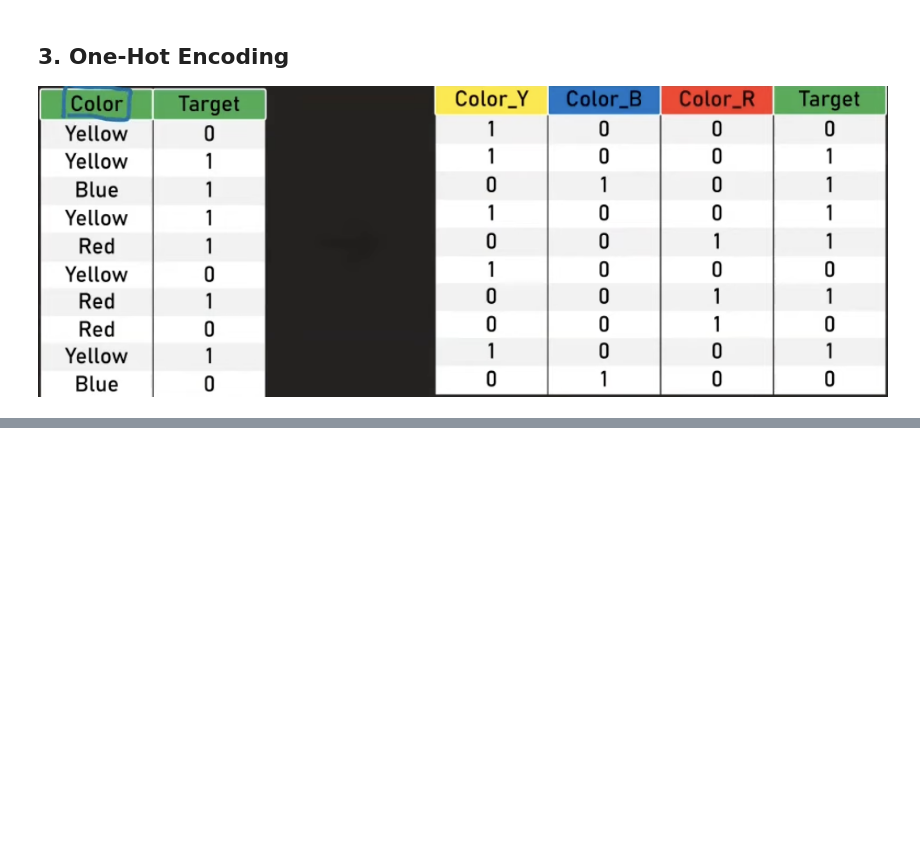
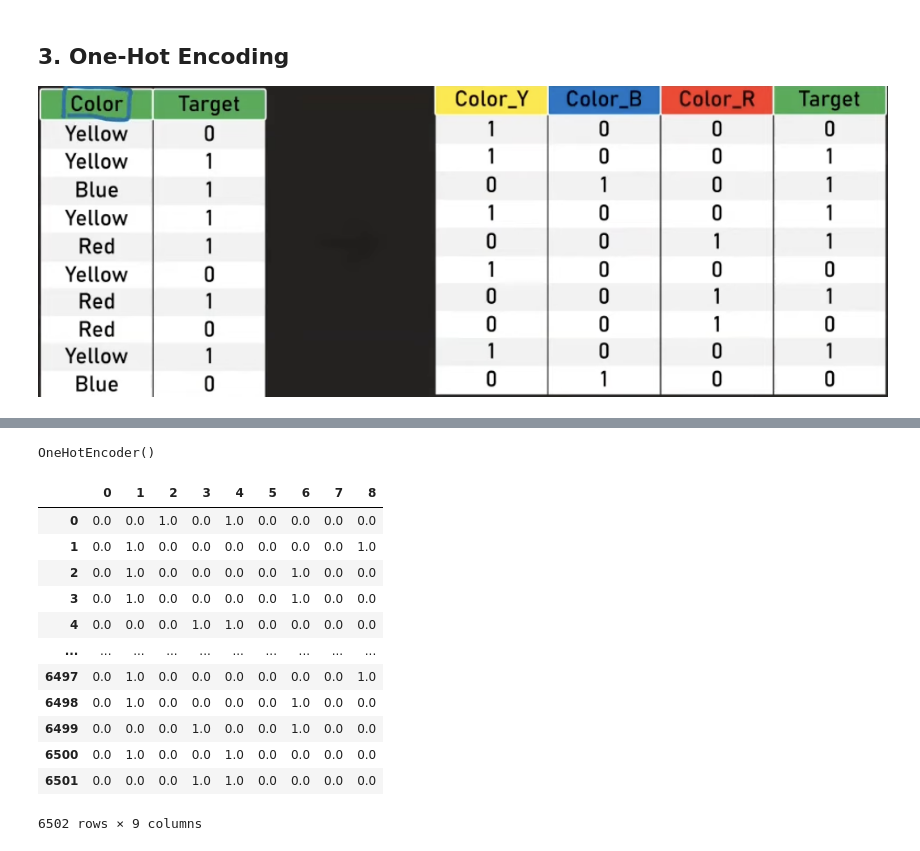
Before and after one commit to MitVinay/Machine-Learning, a Jupyter notebook: Feature-Engineering/Feature-transformation/Encoding-Categorical-Data/Encoding_Categorical_data.ipynb, the cells around one changed output, grey strips where cells are left out. Saved outputs shown, nothing was run; the diff lists cells and outputs as text; code cells hidden in the pictures; blank space fills up the shorter version.

```diff
--- a/Feature-Engineering/Feature-transformation/Encoding-Categorical-Data/Encoding_Categorical_data.ipynb
+++ b/Feature-Engineering/Feature-transformation/Encoding-Categorical-Data/Encoding_Categorical_data.ipynb
@@ -238,0 +271,4 @@ df2.shape
+# %%
+ohe.fit(X_train[['fuel', 'owner']])
+# %% [output]
+OneHotEncoder()
@@ -238,0 +279,16 @@ df2.shape
+# %%
+pd.DataFrame(X_train_new)
+# %% [output]
+|  | 0 | 1 | 2 | 3 | 4 | 5 | 6 | 7 | 8 |
+| 0 | 0.0 | 0.0 | 1.0 | 0.0 | 1.0 | 0.0 | 0.0 | 0.0 | 0.0 |
+| 1 | 0.0 | 1.0 | 0.0 | 0.0 | 0.0 | 0.0 | 0.0 | 0.0 | 1.0 |
+| 2 | 0.0 | 1.0 | 0.0 | 0.0 | 0.0 | 0.0 | 1.0 | 0.0 | 0.0 |
+| 3 | 0.0 | 1.0 | 0.0 | 0.0 | 0.0 | 0.0 | 1.0 | 0.0 | 0.0 |
+| 4 | 0.0 | 0.0 | 0.0 | 1.0 | 1.0 | 0.0 | 0.0 | 0.0 | 0.0 |
+| ... | ... | ... | ... | ... | ... | ... | ... | ... | ... |
+| 6497 | 0.0 | 1.0 | 0.0 | 0.0 | 0.0 | 0.0 | 0.0 | 0.0 | 1.0 |
+| 6498 | 0.0 | 1.0 | 0.0 | 0.0 | 0.0 | 0.0 | 1.0 | 0.0 | 0.0 |
+| 6499 | 0.0 | 0.0 | 0.0 | 1.0 | 0.0 | 0.0 | 1.0 | 0.0 | 0.0 |
+| 6500 | 0.0 | 1.0 | 0.0 | 0.0 | 1.0 | 0.0 | 0.0 | 0.0 | 0.0 |
+| 6501 | 0.0 | 0.0 | 0.0 | 1.0 | 1.0 | 0.0 | 0.0 | 0.0 | 0.0 |
+6502 rows × 9 columns
```
Also changed, not shown: parts of 51 cells of this notebook.
